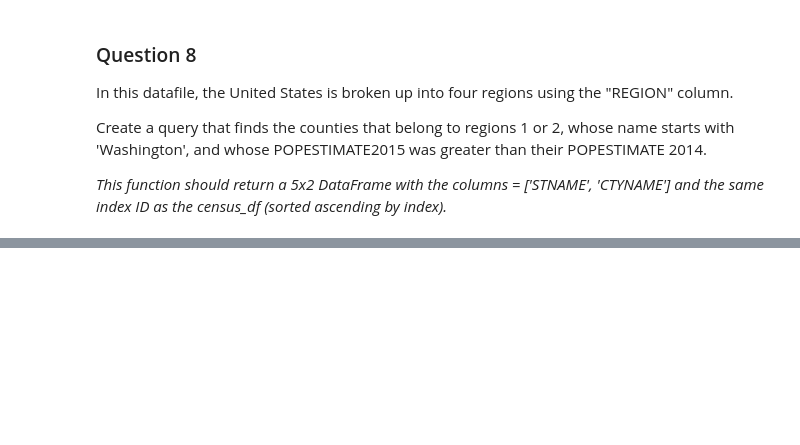
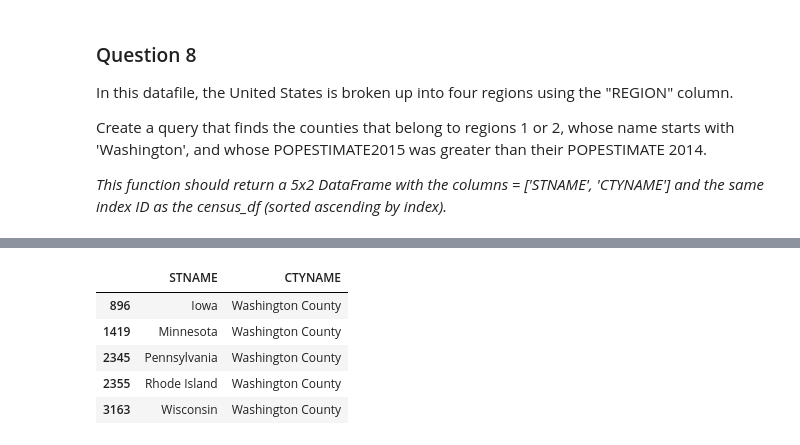
Before and after one commit to jonr10/basics_week1, a Jupyter notebook: Assignment 2.ipynb, the cells around one changed output, grey strips where cells are left out. Cells and saved outputs as stored; diff of their text form; code cells hidden in the pictures; blank space fills up the shorter version.

```diff
--- a/Assignment 2.ipynb
+++ b/Assignment 2.ipynb
@@ -414,0 +445,10 @@ def answer_eight():
+# %%
+ans_8 = df_8[['STNAME','CTYNAME']].sort_index(ascending = True)
+ans_8
+# %% [output]
+|  | STNAME | CTYNAME |
+| 896 | Iowa | Washington County |
+| 1419 | Minnesota | Washington County |
+| 2345 | Pennsylvania | Washington County |
+| 2355 | Rhode Island | Washington County |
+| 3163 | Wisconsin | Washington County |
```
Also changed, not shown: parts of 10 cells of this notebook.
